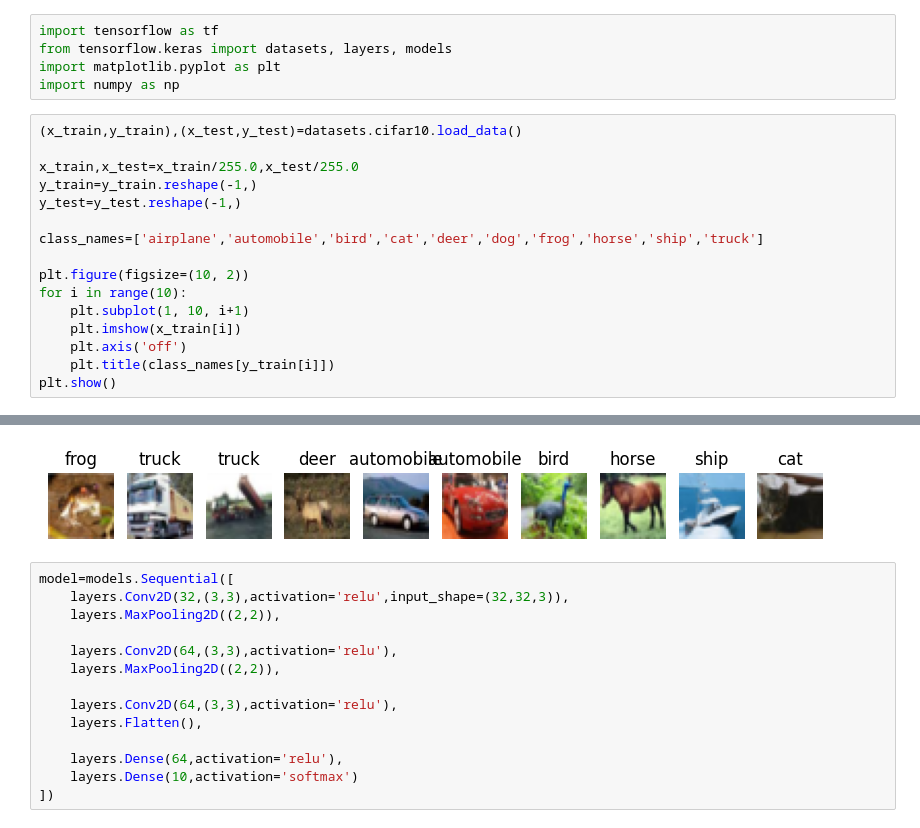
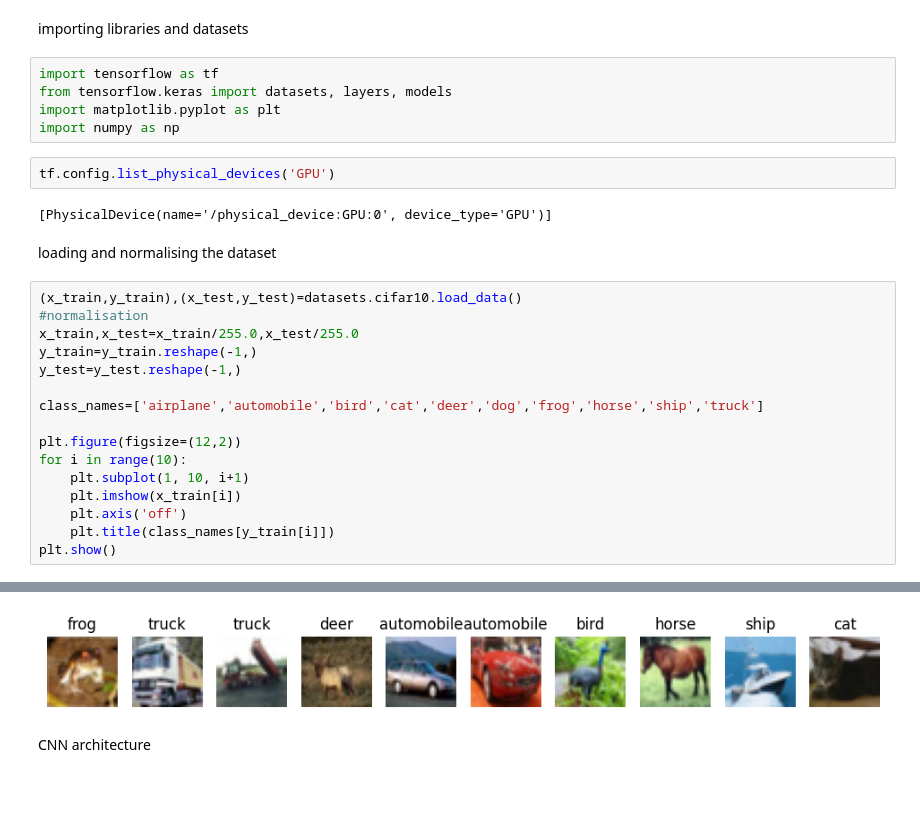
Before and after one commit to Darshil420/deeplearning_imageclassifier, a Jupyter notebook: imageclassifier.ipynb, the cells around one changed output, grey strips where cells are left out. Drawn from its saved outputs; the diff is of its cells as text; blank space fills up the shorter version.

```diff
--- a/imageclassifier.ipynb
+++ b/imageclassifier.ipynb
@@ -1,20 +1,28 @@
 # %% [markdown]
 <a href="https://colab.research.google.com/github/Darshil420/deeplearning_imageclassifier/blob/main/imageclassifier.ipynb" target="_parent"><img src="https://colab.research.google.com/assets/colab-badge.svg" alt="Open In Colab"/></a>
+# %% [markdown]
+importing libraries and datasets
 # %%
 import tensorflow as tf
 from tensorflow.keras import datasets, layers, models
 import matplotlib.pyplot as plt
 import numpy as np
+# %%
+tf.config.list_physical_devices('GPU')
+# %% [output]
+[PhysicalDevice(name='/physical_device:GPU:0', device_type='GPU')]
+# %% [markdown]
+loading and normalising the dataset
 # %%
 (x_train,y_train),(x_test,y_test)=datasets.cifar10.load_data()
-
+#normalisation
 x_train,x_test=x_train/255.0,x_test/255.0
 y_train=y_train.reshape(-1,)
 y_test=y_test.reshape(-1,)
 
 class_names=['airplane','automobile','bird','cat','deer','dog','frog','horse','ship','truck']
 
-plt.figure(figsize=(10, 2))
+plt.figure(figsize=(12,2))
 for i in range(10):
     plt.subplot(1, 10, i+1)
     plt.imshow(x_train[i])
@@ -27,15 +33,3 @@ Downloading data from https://www.cs.toronto.edu/~kriz/cifar-10-python.tar.gz
-[figure, old version]
+[figure, new version]
-# %%
-model=models.Sequential([
-    layers.Conv2D(32,(3,3),activation='relu',input_shape=(32,32,3)),
-    layers.MaxPooling2D((2,2)),
-
-    layers.Conv2D(64,(3,3),activation='relu'),
-    layers.MaxPooling2D((2,2)),
-
-    layers.Conv2D(64,(3,3),activation='relu'),
-    layers.Flatten(),
-
-    layers.Dense(64,activation='relu'),
-    layers.Dense(10,activation='softmax')
-])
+# %% [markdown]
+CNN architecture
```
Also changed, not shown: parts of 12 cells of this notebook.
